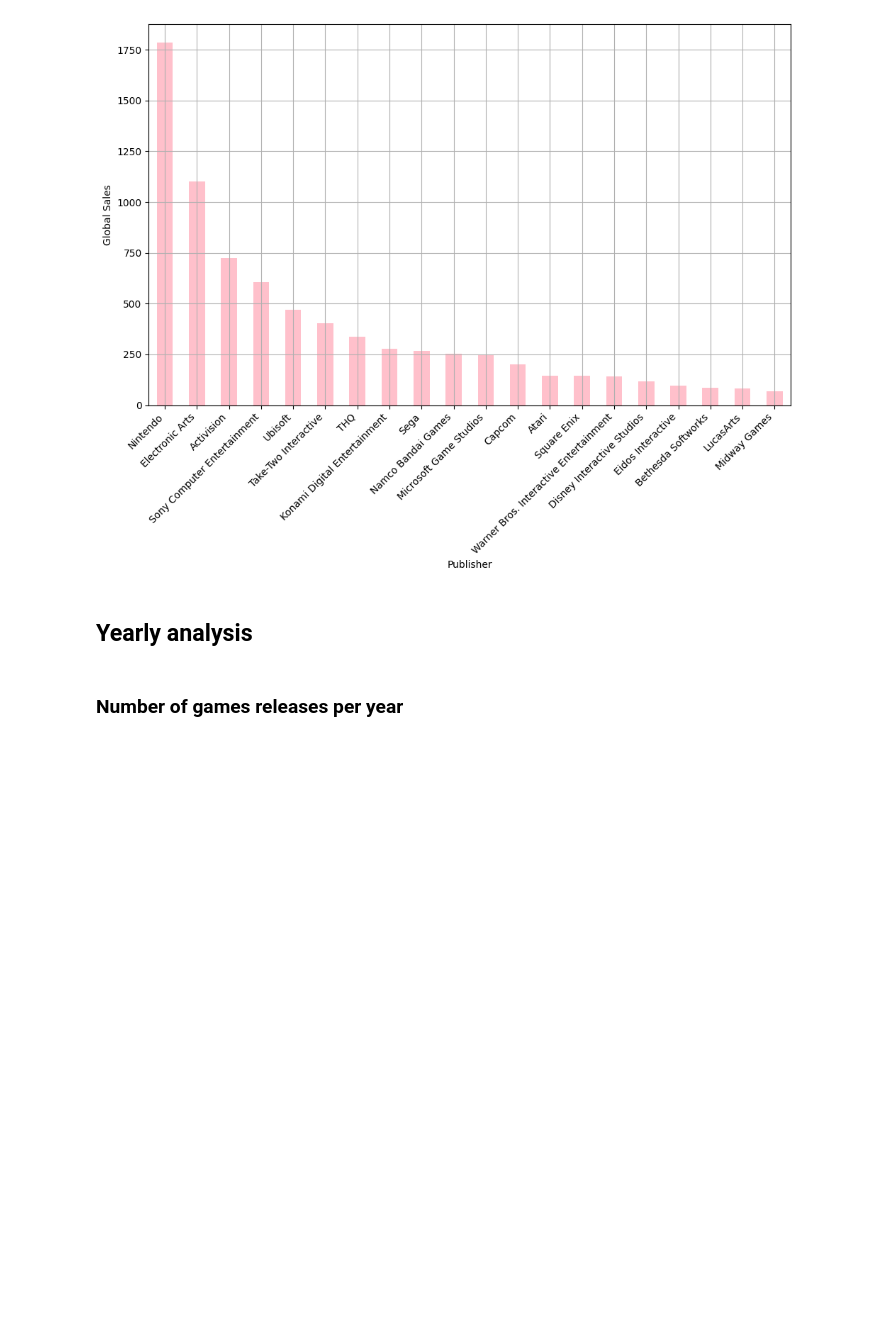
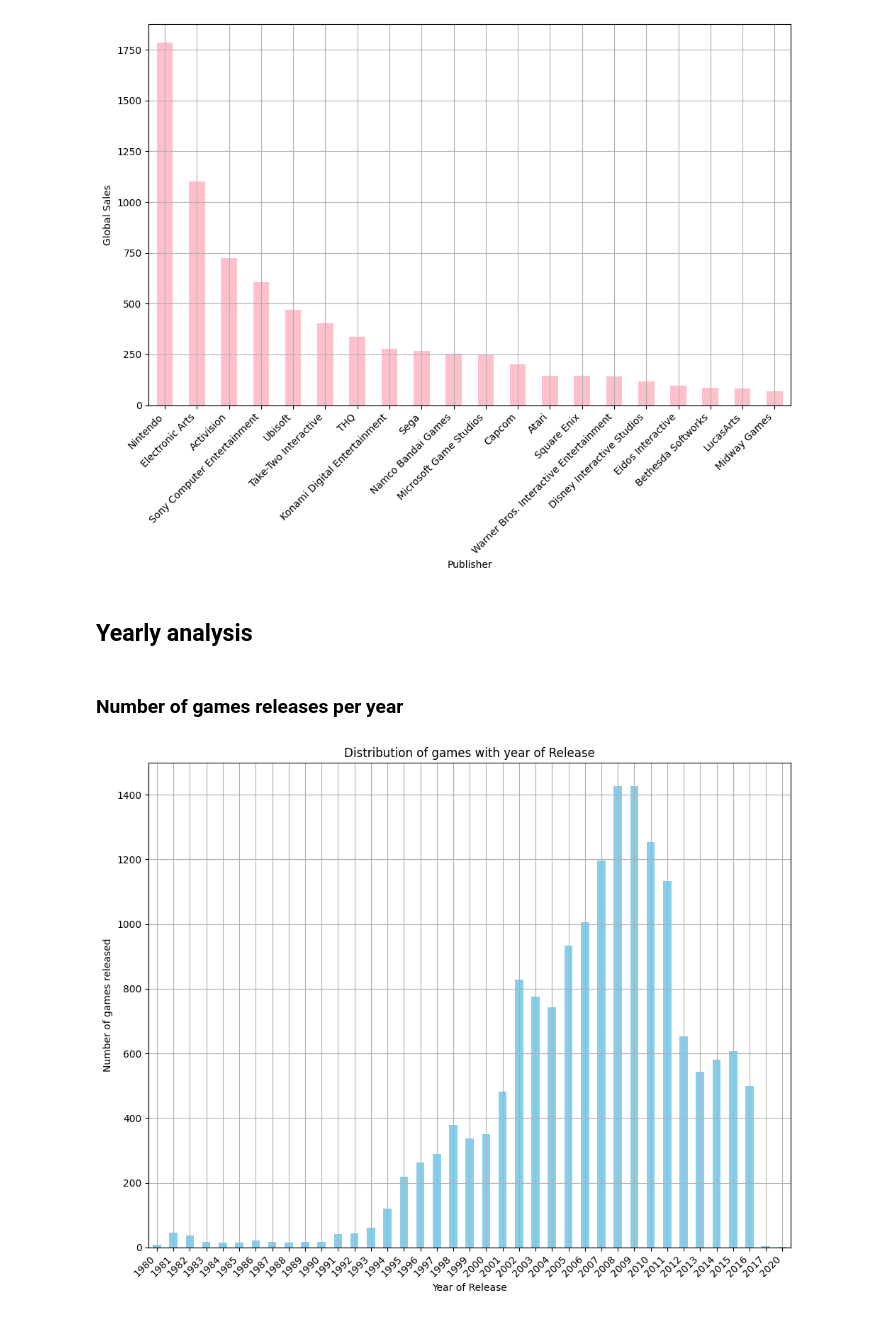
Before and after one commit to Jitesh117/video_game_analysis, a Jupyter notebook: analysis.ipynb, the cells around one changed output. Saved outputs shown, nothing was run; the diff lists cells and outputs as text; code cells hidden in the pictures; blank space fills up the shorter version.

```diff
--- a/analysis.ipynb
+++ b/analysis.ipynb
@@ -219,3 +219,16 @@ plt.show()
 ## Yearly analysis
 # %% [markdown]
 ### Number of games releases per year
+# %%
+# df['Year_of_Release'] = df['Year_of_Release'].astype(str)
+# df['Year_of_Release'] = df['Year_of_Release'].str.slice(stop=-2)
+df.groupby('Year_of_Release')['Name'].count().plot(kind='bar',color='skyblue',figsize=(10,8))
+plt.xlabel('Year of Release')
+plt.ylabel('Number of games released')
+plt.xticks(rotation=45,ha = 'right')
+plt.title('Distribution of games with year of Release')
+plt.grid(True)
+plt.tight_layout()
+plt.show()
+# %% [output]
+[figure, added]
```
Also changed, not shown: parts of 2 cells of this notebook, 1 other file.
